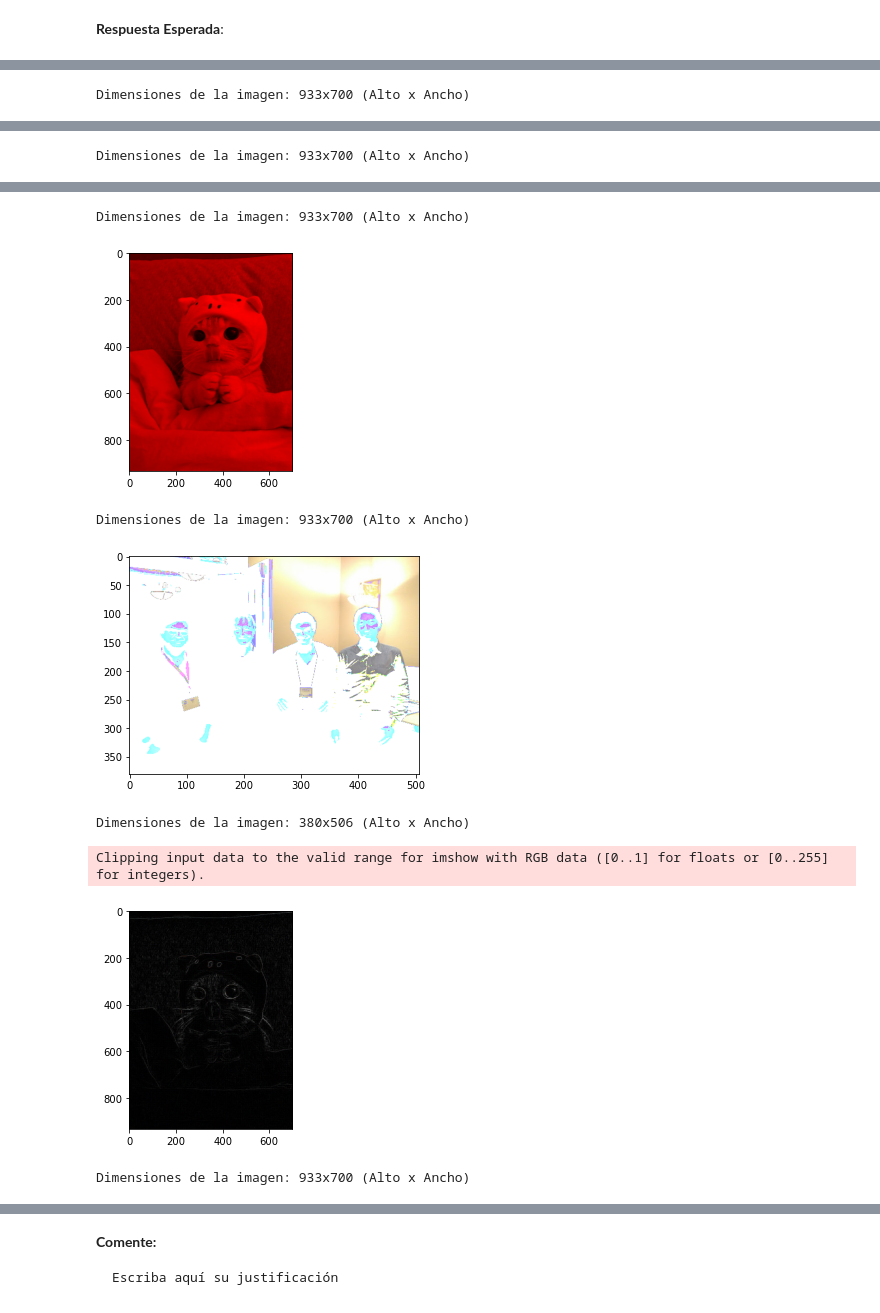
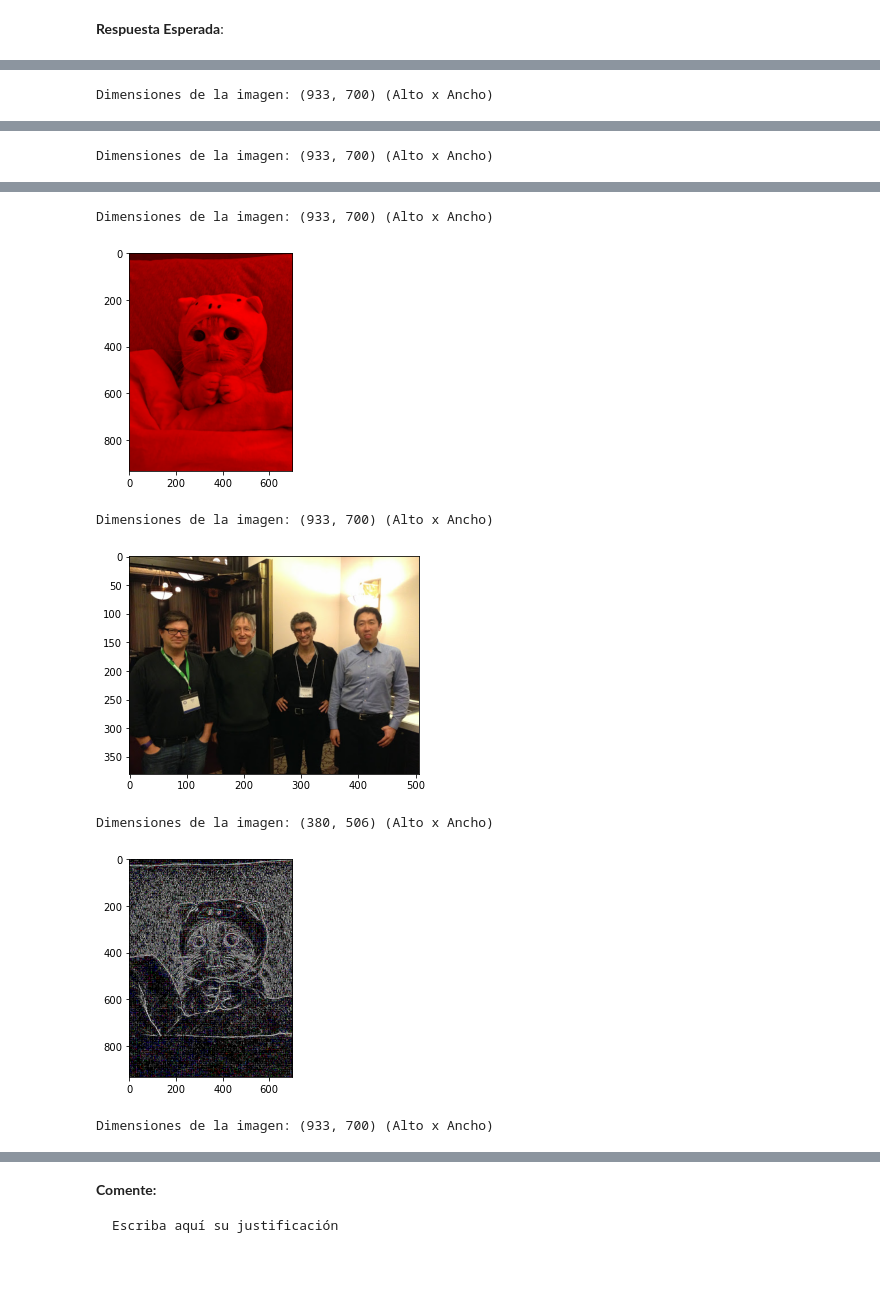
Before and after one commit to Johnny952/labDataScience, a Jupyter notebook: lab1/Laboratorio1.ipynb, the cells around one changed output, grey strips where cells are left out. Saved outputs shown, nothing was run; the diff lists cells and outputs as text; code cells hidden in the pictures; blank space fills up the shorter version.

Commit message:
Implemented img2gray img2rgb img2contrast

```diff
--- a/lab1/Laboratorio1.ipynb
+++ b/lab1/Laboratorio1.ipynb
@@ -276,7 +276,7 @@ import matplotlib.pyplot as plt
 # Implementar con plotly
 
 def mostrar(imagen):
-    plt.imshow(imagen)
+    plt.imshow(imagen.astype(np.uint8))
     plt.show()
     print(f"Dimensiones de la imagen: {imagen.shape[:2]} (Alto x Ancho)")
 # %%
@@ -539,23 +539,34 @@ math.log(10)
 class ProcImage:
     @staticmethod
     def negative(img_in):
-        return Imagen((255 - img_in).data)
+        return Imagen((255 - img_in).imagen)
 
     @staticmethod
     def img2gray(img_in):
-        pass
+        R, G, B = img_in.imagen[:, :, 0], img_in.imagen[:, :, 1], img_in.imagen[:, :, 2]
+        Gray = 0.299*R + 0.587*G + 0.114*B
+        return  Imagen(np.repeat(Gray[:, :, np.newaxis], 3, axis=2))
 
     @staticmethod
     def img2RGB(img_in, canal_de_color):
-        pass
+        canales = ['r', 'g', 'b']
+        img = img_in.imagen.copy()
+        canal = canales.index(canal_de_color)
+        for i in range(img.shape[-1]):
+            if i != canal:
+                img[:, :, i] = np.zeros(img[:, :, i].shape)
+        return Imagen(img)
 
     @staticmethod
     def img2contrast(img_in, C):
-        pass
+        img = img_in.imagen.copy().astype(float)
+        F = 259*(C + 255) / (255*(259 - C))
+        R = F*(img - 128) + 128
+        return Imagen(R)
 
     @staticmethod
     def conv_channel(img_in, kernel):
-        img = img_in.imagen
+        img = img_in.imagen.copy().astype(float)
         img_out = []
         for i in range(img.shape[-1]):
             img_channel = convolve2d(img[:, :, i],
@@ -580,31 +582,30 @@ Dimensiones de la imagen: (869, 750) (Alto x Ancho)
 # %%
 mostrar((gatito).imagen)
 
 mostrar(ProcImage.negative(gatito).imagen)
 
 mostrar(ProcImage.img2gray(gatito).imagen)
 
 mostrar(ProcImage.img2RGB(gatito, "r").imagen)
 
 mostrar(ProcImage.img2contrast(niño, 0).imagen)
 
 # Convolución
-kernel = np.array([[-1, -1, -1],
+kernel = 1/8*np.array([[-1, -1, -1],
                    [-1, 8, -1],
                    [-1, -1, -1]])
 
 mostrar(ProcImage.conv_channel(gatito, kernel).imagen)
 # %% [output]
 [figure]
-Dimensiones de la imagen: 933x700 (Alto x Ancho)
+Dimensiones de la imagen: (933, 700) (Alto x Ancho)
 [figure]
-Dimensiones de la imagen: 933x700 (Alto x Ancho)
+Dimensiones de la imagen: (933, 700) (Alto x Ancho)
 [figure]
-Dimensiones de la imagen: 933x700 (Alto x Ancho)
+Dimensiones de la imagen: (933, 700) (Alto x Ancho)
 [figure]
-Dimensiones de la imagen: 933x700 (Alto x Ancho)
+Dimensiones de la imagen: (933, 700) (Alto x Ancho)
-[figure, old version]
+[figure, new version]
-Dimensiones de la imagen: 380x506 (Alto x Ancho)
+Dimensiones de la imagen: (380, 506) (Alto x Ancho)
+[figure, new version]
-Clipping input data to the valid range for imshow with RGB data ([0..1] for floats or [0..255] for integers).
+Dimensiones de la imagen: (933, 700) (Alto x Ancho)
-[figure, old version]
-Dimensiones de la imagen: 933x700 (Alto x Ancho)
```
Also changed, not shown: parts of 10 cells of this notebook, 1 other file.
